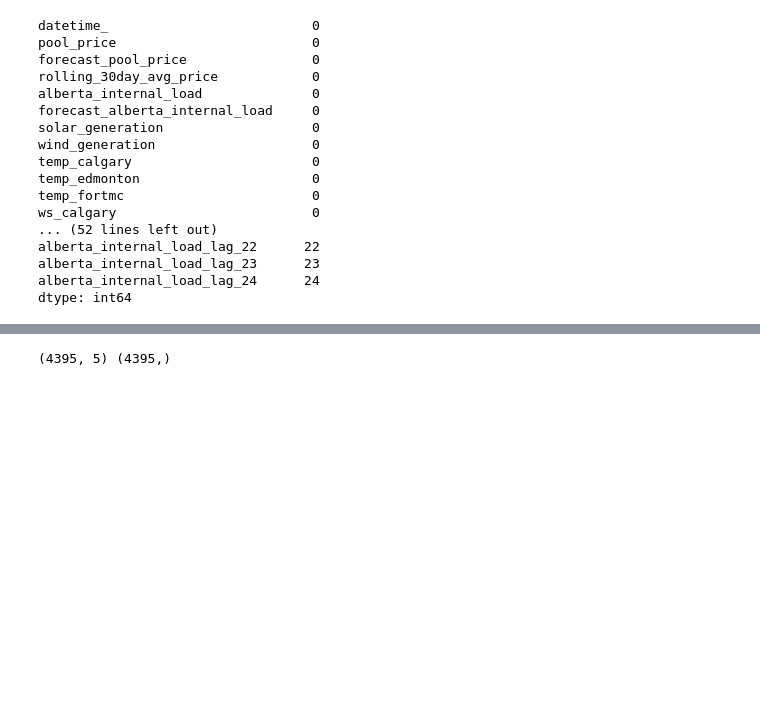
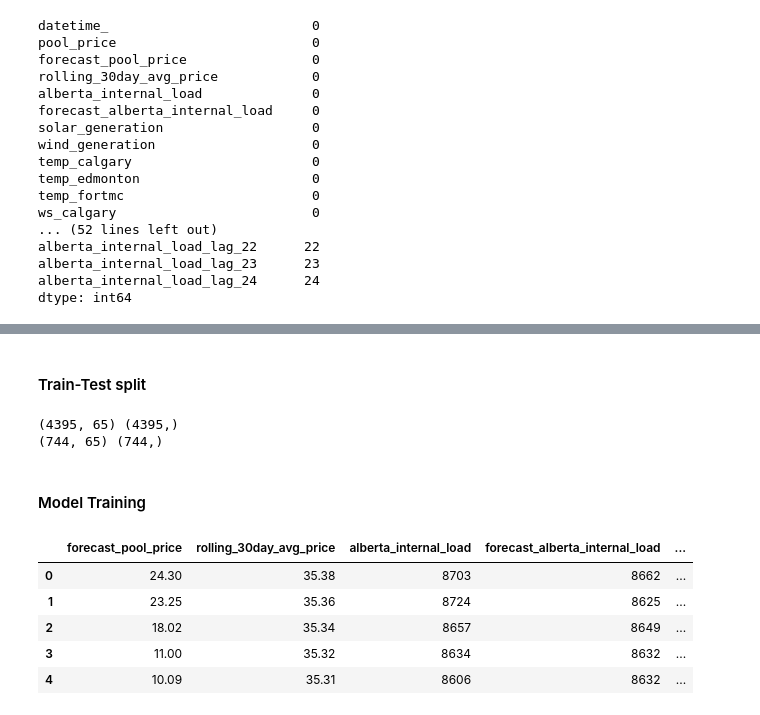
Before and after one commit to kevakba/BESS, a Jupyter notebook: Notebooks/data analysis 1.ipynb, the cells around one changed output, grey strips where cells are left out. Drawn from its saved outputs; the diff is of its cells as text; code cells hidden in the pictures; blank space fills up the shorter version.

```diff
--- a/Notebooks/data analysis 1.ipynb
+++ b/Notebooks/data analysis 1.ipynb
@@ -105,3 +106,10 @@ alberta_internal_load_lag_22      22
 alberta_internal_load_lag_23      23
 alberta_internal_load_lag_24      24
 dtype: int64
+# %%
+# fill NAN with bfill method
+lagged_columns = [f'pool_price_lag_{i}' for i in range(1, 25)] + [f'alberta_internal_load_lag_{i}' for i in range(1, 25)]
+
+df[lagged_columns] = df[lagged_columns].fillna(method='bfill')
+# Verify if NaN values are filled
+print(df[lagged_columns].isnull().sum())
@@ -122,15 +151,42 @@ dtype: int64
+# %% [markdown]
+#### Train-Test split
 # %%
 # Convert datetime_ column to datetime type
 df['datetime_'] = pd.to_datetime(df['datetime_'])
 
 # Filter data for the first 6 months
 train_data = df[df['datetime_'] < '2024-12-01']
+test_data = df[df['datetime_'] >= '2024-12-01']
 
 # Define independent variables (features) and target variable
-X_train = train_data[['solar_generation', 'wind_generation', 'temp_calgary', 'temp_edmonton', 'temp_fortmc']]
+# X_train = train_data[['solar_generation', 'wind_generation', 'temp_calgary', 'temp_edmonton', 'temp_fortmc']]
+X_train = train_data.drop(columns=['datetime_', 'pool_price'])
 y_train = train_data['pool_price']
 
 # Display the shapes of the training data
 print(X_train.shape, y_train.shape)
+
+
+# Filter data for the first 6 months
+test_data = df[df['datetime_'] >= '2024-12-01']
+
+# Define independent variables (features) and target variable
+X_test = test_data.drop(columns=['datetime_', 'pool_price'])
+y_test = test_data['pool_price']
+
+# Display the shapes of the training data
+print(X_test.shape, y_test.shape)
 # %% [output]
-(4395, 5) (4395,)
+(4395, 65) (4395,)
+(744, 65) (744,)
+# %% [markdown]
+#### Model Training
+# %%
+X_train.head()
+# %% [output]
+|  | forecast_pool_price | rolling_30day_avg_price | alberta_internal_load | forecast_alberta_internal_load | ... |
+| 0 | 24.30 | 35.38 | 8703 | 8662 | ... |
+| 1 | 23.25 | 35.36 | 8724 | 8625 | ... |
+| 2 | 18.02 | 35.34 | 8657 | 8649 | ... |
+| 3 | 11.00 | 35.32 | 8634 | 8632 | ... |
+| 4 | 10.09 | 35.31 | 8606 | 8632 | ... |
```
Also changed, not shown: parts of 12 cells of this notebook, 4 other files.
